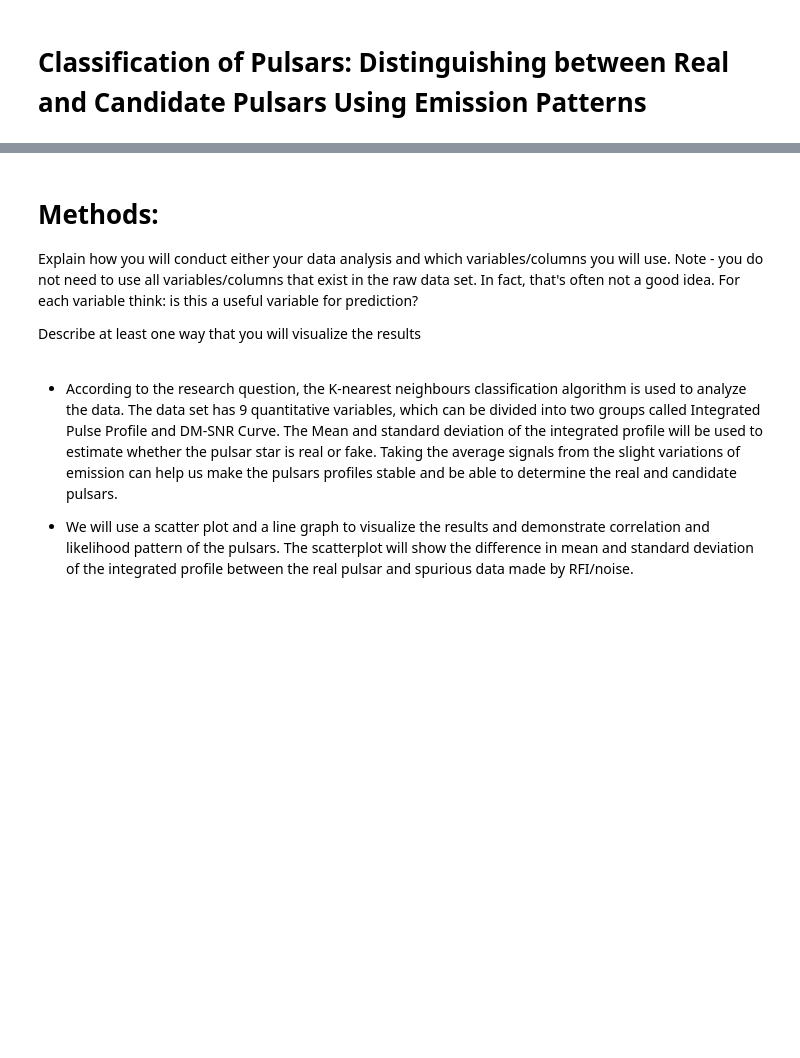
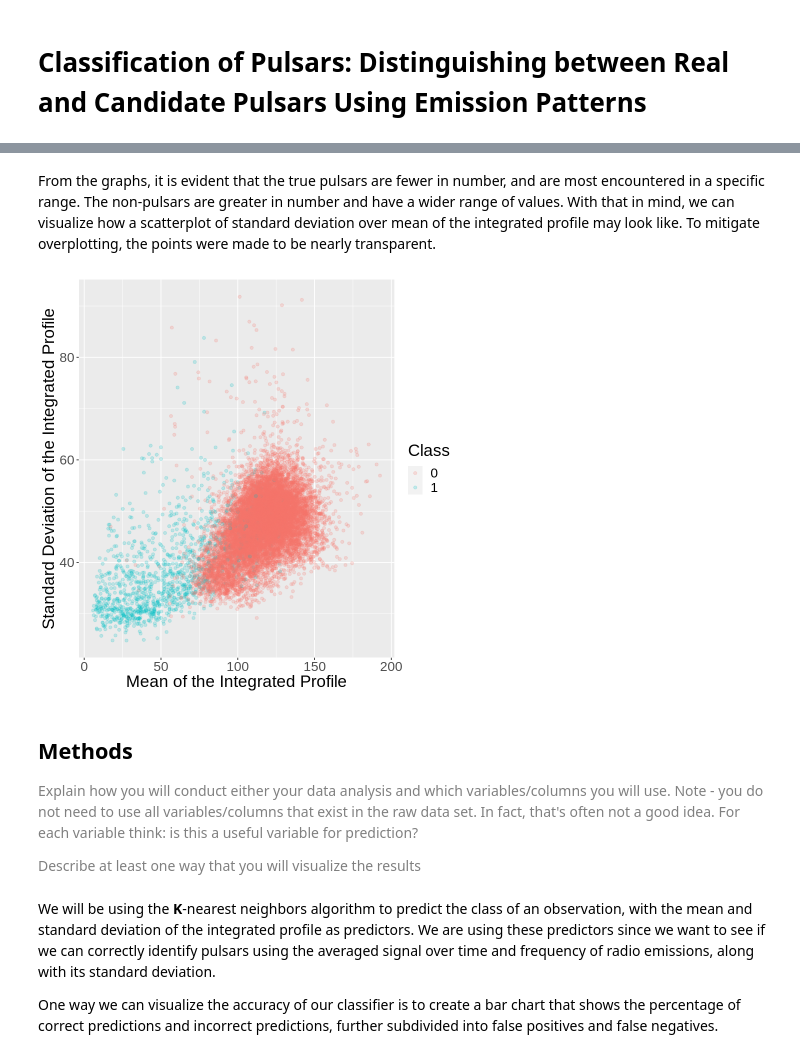
Before and after one commit to jupyter-coder/dsci-100-2022w2-group024-section005, a Jupyter notebook: Proposal/Project_Proposal.ipynb, the cells around one changed output, grey strips where cells are left out. Saved outputs shown, nothing was run; the diff lists cells and outputs as text; code cells hidden in the pictures; blank space fills up the shorter version.

Commit message:
Committing to GitHub again
Hopefully it works this time.

```diff
--- a/Proposal/Project_Proposal.ipynb
+++ b/Proposal/Project_Proposal.ipynb
@@ -15,12 +17,19 @@ Demonstrate that the dataset can be read from the web into R
 # %%
+library(tidyverse)    #The required R packages
+library(tidymodels)
+library(rvest)
+set.seed(1)           #Setting the seed
+
+url <- "https://archive.ics.uci.edu/ml/machine-learning-databases/00372/HTRU2.zip"
 temp <- tempfile()
-download.file("https://archive.ics.uci.edu/ml/machine-learning-databases/00372/HTRU2.zip",temp)
+download.file(url,temp)                                            #Loads the zipfile into the tempfile
 
-data <- read.table(unz(temp, "HTRU_2.arff"), skip = 11) |>
-        separate(col = "V1",
-                 into = c("mean", "st_deviation", "excess_kurtosis", "skewness", "mean_curve", "st_deviation_curve", "excess_kurtosis_curve", "skewness_curve", "class"),
-                 sep = ',',
-                 convert = TRUE)
-unlink(temp)
-
-data
+pulsar_data <- read.table(unz(temp, "HTRU_2.arff"), skip = 11) |>  #Unzips the zipfile and extracts the dataset
+               separate(col = "V1",                                #Tidies the data to have the correct number and names of columns
+                        into = c("mean", "st_deviation", "excess_kurtosis", "skewness",
+                          "mean_curve", "st_deviation_curve", "excess_kurtosis_curve", "skewness_curve", "class"),
+                        sep = ',',
+                        convert = TRUE) |>
+              mutate(class = as_factor(class))
+unlink(temp)                                                       #Deletes the temporary zipfile
+head(pulsar_data)
@@ -59,10 +127,23 @@ st_distribution_plot
+# %% [markdown]
+From the graphs, it is evident that the true pulsars are fewer in number, and are most encountered in a specific range. The non-pulsars are greater in number and have a wider range of values. With that in mind, we can visualize how a scatterplot of standard deviation over mean of the integrated profile may look like. To mitigate overplotting, the points were made to be nearly transparent.
+# %%
+mean_v_st_deviation_plot <- pulsar_train |>
+                            ggplot(aes(x = mean, y = st_deviation)) +
+                                geom_point(aes(color = class), alpha = 0.2) +
+                                xlab("Mean of the Integrated Profile") +
+                                ylab("Standard Deviation of the Integrated Profile") +
+                                labs(color = "Class") +
+                                theme(text = element_text(size=20))
+mean_v_st_deviation_plot
+# %% [output]
+[figure, added]
 # %% [markdown]
-# Methods:
-Explain how you will conduct either your data analysis and which variables/columns you will use. Note - you do not need to use all variables/columns that exist in the raw data set. In fact, that's often not a good idea. For each variable think: is this a useful variable for prediction?
+## Methods
+<font color=grey>Explain how you will conduct either your data analysis and which variables/columns you will use. Note - you do not need to use all variables/columns that exist in the raw data set. In fact, that's often not a good idea. For each variable think: is this a useful variable for prediction?
 
-Describe at least one way that you will visualize the results
+<font color=grey>Describe at least one way that you will visualize the results
 # %% [markdown]
-- According to the research question, the K-nearest neighbours   classification algorithm is used to analyze the data. The data set has 9 quantitative variables, which can be divided into two groups called Integrated Pulse Profile and DM-SNR Curve. The Mean and standard deviation of the integrated profile will be used to estimate whether the pulsar star is real or fake. Taking the average signals from the slight variations of emission can help us make the pulsars profiles stable and be able to determine the real and candidate pulsars.
+We will be using the **K**-nearest neighbors algorithm to predict the class of an observation, with the mean and standard deviation of the integrated profile as predictors. We are using these predictors since we want to see if we can correctly identify pulsars using the averaged signal over time and frequency of radio emissions, along with its standard deviation.
 
-- We will use a scatter plot and a line graph to visualize the results and demonstrate correlation and likelihood pattern of the pulsars. The scatterplot will show the difference in mean and standard deviation of the integrated profile between the real pulsar and spurious data made by RFI/noise.
+One way we can visualize the accuracy of our classifier is to create a bar chart that shows the percentage of correct predictions and incorrect predictions, further subdivided into false positives and false negatives.
 # %% [markdown]
```
Also changed, not shown: parts of 16 cells of this notebook.
